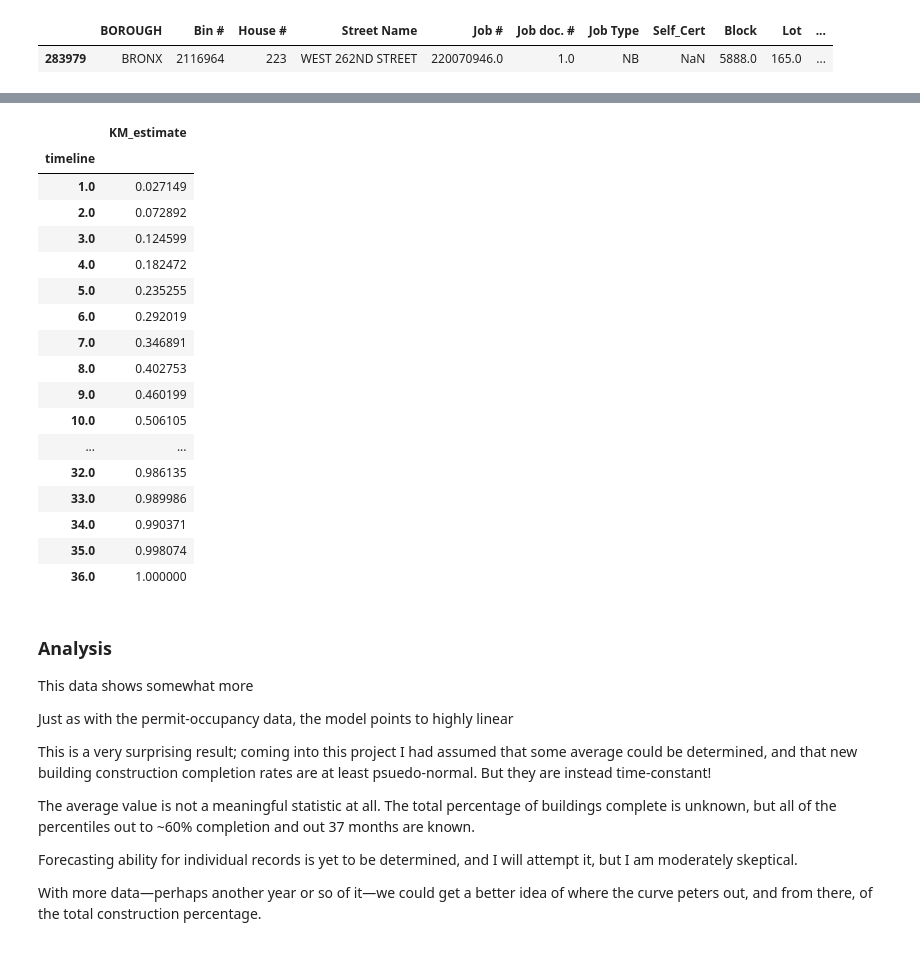
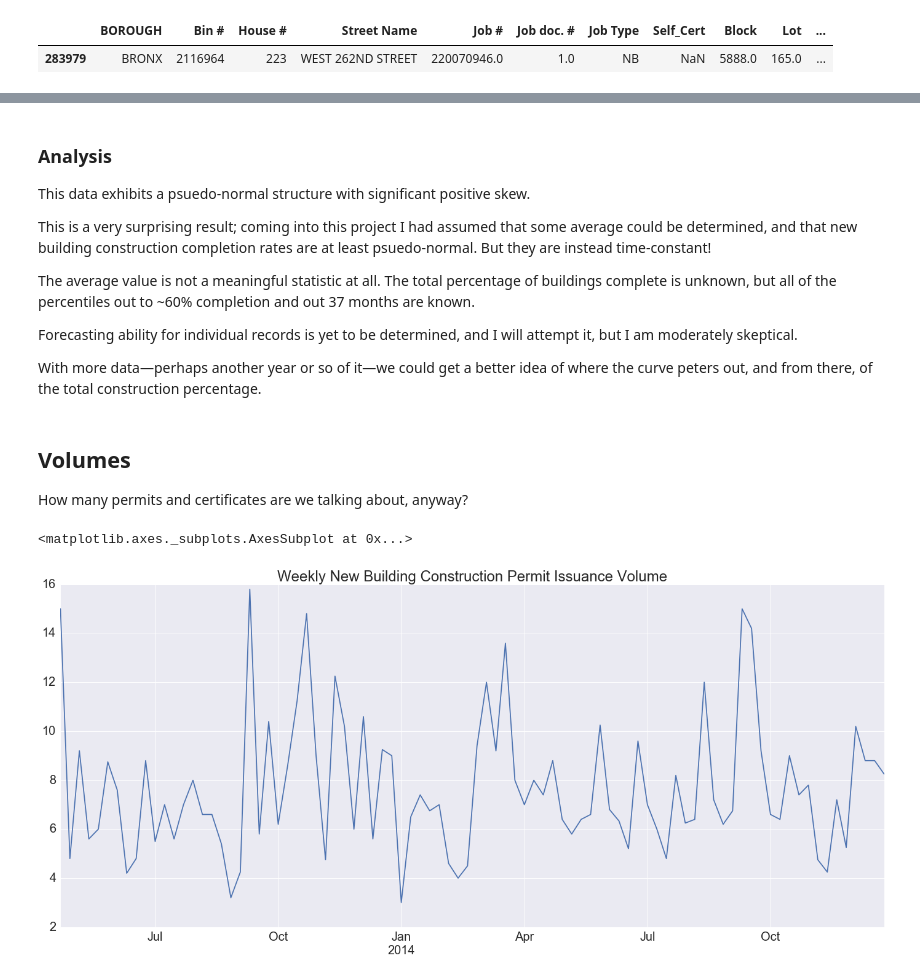
Before and after one commit to techelo/nyc-construction-timeline, a Jupyter notebook: Application-Permit-Occupancy Analysis.ipynb, the cells around one changed output, grey strips where cells are left out. Cells and saved outputs as stored; diff of their text form; code cells hidden in the pictures.

```diff
--- a/Application-Permit-Occupancy Analysis.ipynb
+++ b/Application-Permit-Occupancy Analysis.ipynb
@@ -375,30 +341,7 @@ array([[ 0.        ],
-# %%
-(1 - a_p_kmf.survival_function_)[1:]
-# %% [output]
-|  | KM_estimate |
-| timeline |  |
-| 1.0 | 0.027149 |
-| 2.0 | 0.072892 |
-| 3.0 | 0.124599 |
-| 4.0 | 0.182472 |
-| 5.0 | 0.235255 |
-| 6.0 | 0.292019 |
-| 7.0 | 0.346891 |
-| 8.0 | 0.402753 |
-| 9.0 | 0.460199 |
-| 10.0 | 0.506105 |
-| ... | ... |
-| 32.0 | 0.986135 |
-| 33.0 | 0.989986 |
-| 34.0 | 0.990371 |
-| 35.0 | 0.998074 |
-| 36.0 | 1.000000 |
 # %% [markdown]
 ### Analysis
 
-This data shows somewhat more
-
-Just as with the permit-occupancy data, the model points to highly linear
+This data exhibits a psuedo-normal structure with significant positive skew.
 
 This is a very surprising result; coming into this project I had assumed that some average could be determined, and that new building construction completion rates are at least psuedo-normal. But they are instead time-constant!
 
@@ -407,4 +350,15 @@ The average value is not a meaningful statistic at all. The total percentage of
 Forecasting ability for individual records is yet to be determined, and I will attempt it, but I am moderately skeptical.
 
 With more data&mdash;perhaps another year or so of it&mdash;we could get a better idea of where the curve peters out, and from there, of the total construction percentage.
+# %% [markdown]
+## Volumes
+
+How many permits and certificates are we talking about, anyway?
+# %%
+p = p_o_data['Issuance Date'].value_counts().sort_index().resample('W').mean()
+p = p[[ind < np.datetime64('2015-01-01') for ind in p.index]]
+p.plot(figsize=(24, 10), title='Weekly New Building Construction Permit Issuance Volume')
+# %% [output]
+<matplotlib.axes._subplots.AxesSubplot at 0x...>
+[figure, added]
 # %% [markdown]
```
Also changed, not shown: parts of 19 cells of this notebook, 4 other files.
